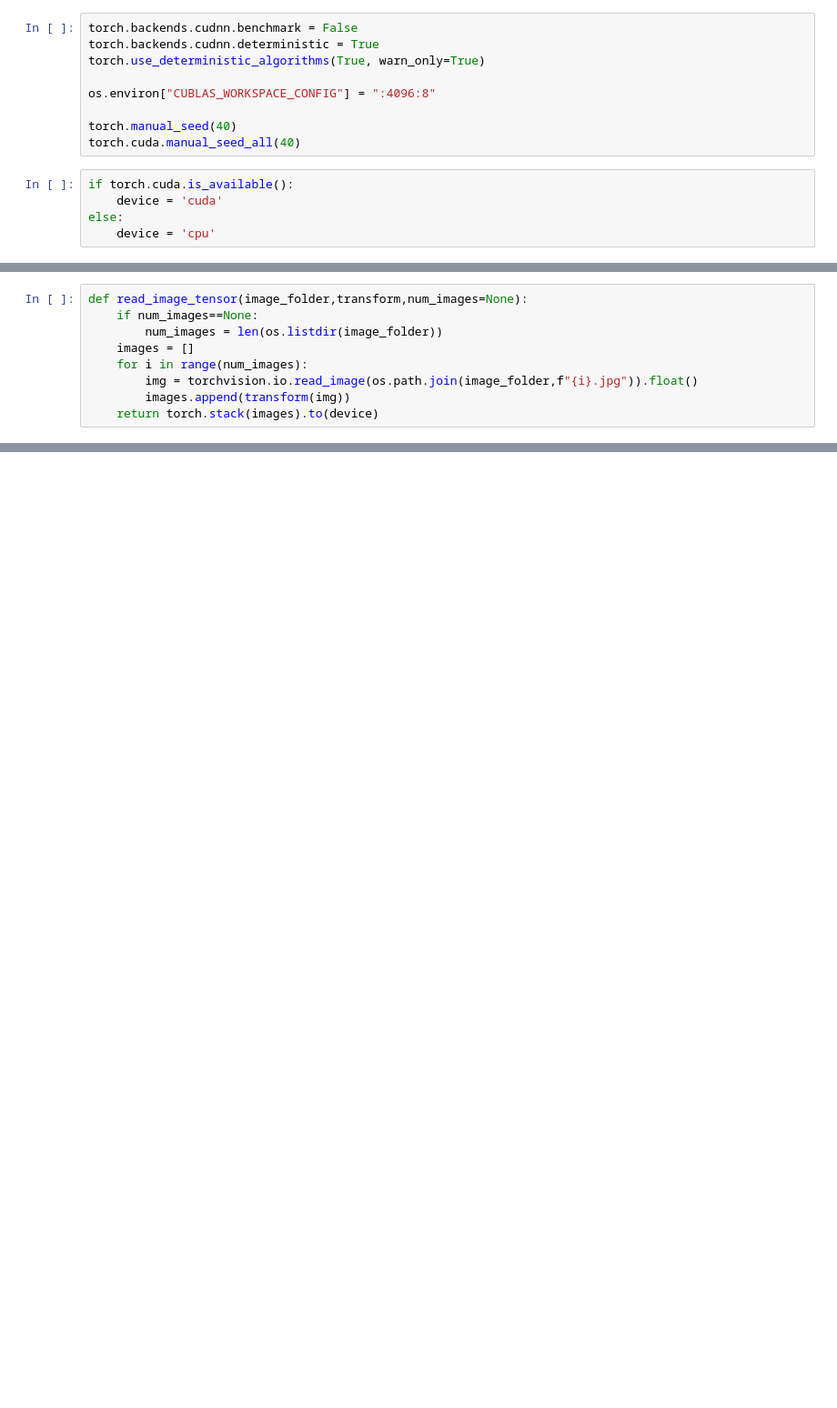
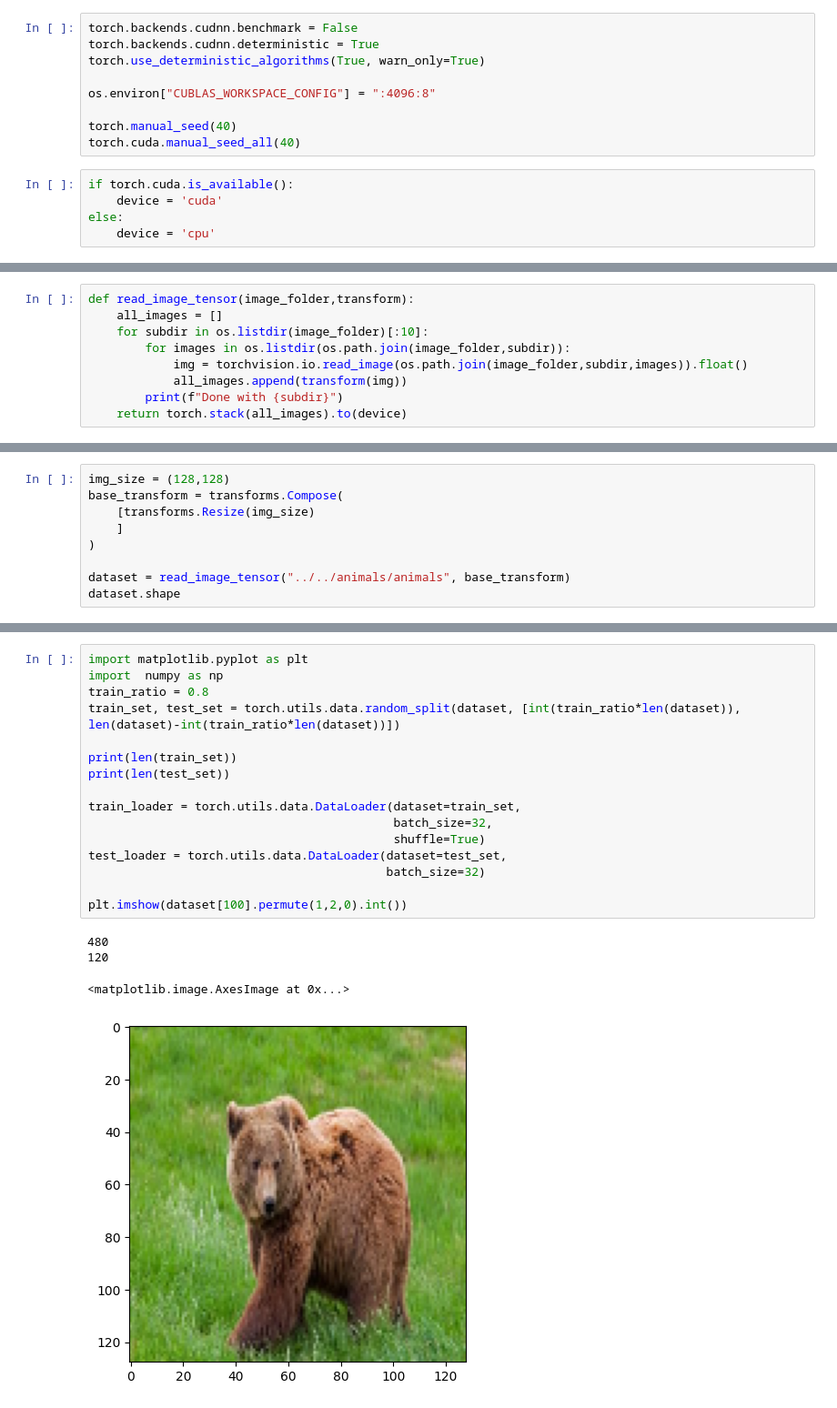
Before and after one commit to Sachi-27/Image-Inpainting, a Jupyter notebook: pipeline/pipeline.ipynb, the cells around one changed output, grey strips where cells are left out. Shown: that part at 91% size. Saved outputs shown, nothing was run; the diff lists cells and outputs as text; blank space fills up the shorter version.

```diff
--- a/pipeline/pipeline.ipynb
+++ b/pipeline/pipeline.ipynb
@@ -30,9 +30,9 @@ device
 # %%
-def read_image_tensor(image_folder,transform,num_images=None):
-    if num_images==None:
-        num_images = len(os.listdir(image_folder))
-    images = []
-    for i in range(num_images):
-        img = torchvision.io.read_image(os.path.join(image_folder,f"{i}.jpg")).float()
-        images.append(transform(img))
-    return torch.stack(images).to(device)
+def read_image_tensor(image_folder,transform):
+    all_images = []
+    for subdir in os.listdir(image_folder)[:10]:
+        for images in os.listdir(os.path.join(image_folder,subdir)):
+            img = torchvision.io.read_image(os.path.join(image_folder,subdir,images)).float()
+            all_images.append(transform(img))
+        print(f"Done with {subdir}")
+    return torch.stack(all_images).to(device)
@@ -144,0 +95,9 @@ Training done.
+# %%
+img_size = (128,128)
+base_transform = transforms.Compose(
+    [transforms.Resize(img_size)
+    ]
+)
+
+dataset = read_image_tensor("../../animals/animals", base_transform)
+dataset.shape
@@ -144,0 +116,21 @@ Training done.
+# %%
+import matplotlib.pyplot as plt
+import  numpy as np
+train_ratio = 0.8
+train_set, test_set = torch.utils.data.random_split(dataset, [int(train_ratio*len(dataset)), len(dataset)-int(train_ratio*len(dataset))])
+
+print(len(train_set))
+print(len(test_set))
+
+train_loader = torch.utils.data.DataLoader(dataset=train_set,
+                                           batch_size=32,
+                                           shuffle=True)
+test_loader = torch.utils.data.DataLoader(dataset=test_set,
+                                          batch_size=32)
+
+plt.imshow(dataset[100].permute(1,2,0).int())
+# %% [output]
+480
+120
+<matplotlib.image.AxesImage at 0x...>
+[figure, added]
```
Also changed, not shown: parts of 19 cells of this notebook, 6 other files.
